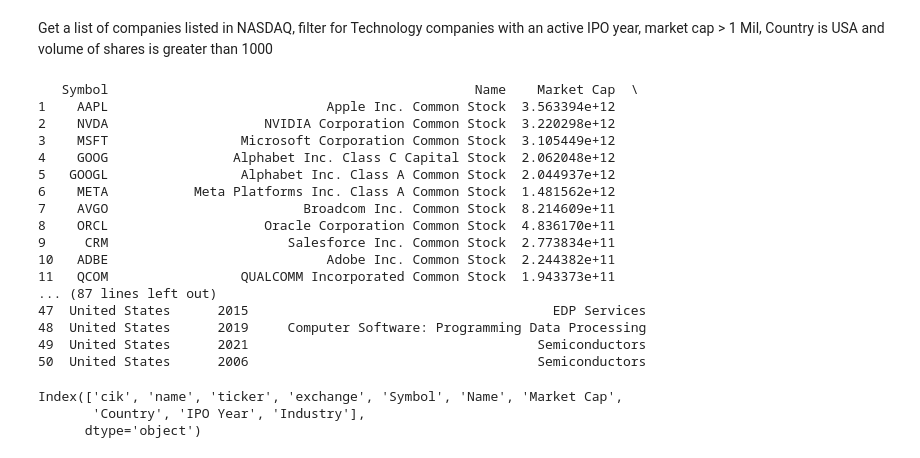
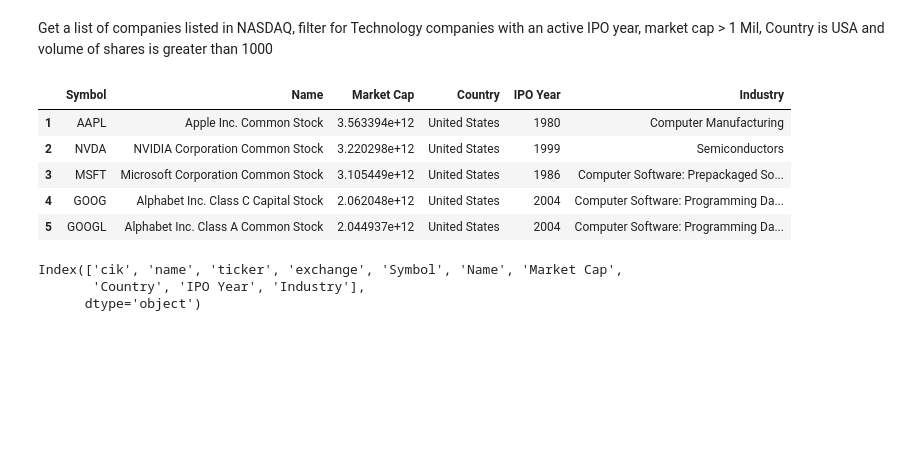
Before and after one commit to madhurlak0810/SEC-edgar, a Jupyter notebook: Project_602_Checkpoint_2.ipynb, the cells around one changed output. Saved outputs shown, nothing was run; the diff lists cells and outputs as text; code cells hidden in the pictures; blank space fills up the shorter version.

```diff
--- a/Project_602_Checkpoint_2.ipynb
+++ b/Project_602_Checkpoint_2.ipynb
@@ -98,51 +84,40 @@ Get a list of companies listed in NASDAQ, filter for Technology companies with a
 
 # Load the CSV data into a pandas DataFrame
 df = pd.read_csv('nasdaq_screener_1729013554057.csv')
 
 # Convert the 'IPO Year' column to integer format, handling potential errors
 df['IPO Year'] = pd.to_numeric(df['IPO Year'], errors='coerce').astype('Int64')
 
 
 # Filter the DataFrame based on the specified criteria
 filtered_df = df[(df['Country'] == 'United States') &
                  (df['Sector'] == 'Technology') &
                  (df['IPO Year'].notna()) &
                  (df['Market Cap'] > 1000000) &
                  (df['Volume'] >= 1000)]
 
 filtered_df = filtered_df[~filtered_df['Name'].str.contains('warrant', case=False)]
 
 # Sort the DataFrame in descending order based on 'Market Cap' and select the top 50
 filtered_df = filtered_df.sort_values('Market Cap', ascending=False).head(50)
 
 
 columns_to_remove = ['Last Sale', 'Net Change', 'Unnamed: 8', '% Change', 'Volume', 'Sector']
 
 # Remove the specified columns from the DataFrame
 companies_considered = filtered_df.drop(columns=columns_to_remove, errors='ignore')
 
 # assign a new index starting from 1
 companies_considered.index = np.arange(1, len(companies_considered) + 1)
 
-print(companies_considered)
+companies_considered.head()
 # %% [output]
-   Symbol                                               Name    Market Cap  \
-1    AAPL                            Apple Inc. Common Stock  3.563394e+12
-2    NVDA                    NVIDIA Corporation Common Stock  3.220298e+12
-3    MSFT                 Microsoft Corporation Common Stock  3.105449e+12
-4    GOOG                Alphabet Inc. Class C Capital Stock  2.062048e+12
-5   GOOGL                 Alphabet Inc. Class A Common Stock  2.044937e+12
-6    META           Meta Platforms Inc. Class A Common Stock  1.481562e+12
-7    AVGO                         Broadcom Inc. Common Stock  8.214609e+11
-8    ORCL                    Oracle Corporation Common Stock  4.836170e+11
-9     CRM                       Salesforce Inc. Common Stock  2.773834e+11
-10   ADBE                            Adobe Inc. Common Stock  2.244382e+11
-11   QCOM                 QUALCOMM Incorporated Common Stock  1.943373e+11
-... (87 lines left out)
-47  United States      2015                                       EDP Services
-48  United States      2019     Computer Software: Programming Data Processing
-49  United States      2021                                     Semiconductors
-50  United States      2006                                     Semiconductors
+|  | Symbol | Name | Market Cap | Country | IPO Year | Industry |
+| 1 | AAPL | Apple Inc. Common Stock | 3.563394e+12 | United States | 1980 | Computer Manufacturing |
+| 2 | NVDA | NVIDIA Corporation Common Stock | 3.220298e+12 | United States | 1999 | Semiconductors |
+| 3 | MSFT | Microsoft Corporation Common Stock | 3.105449e+12 | United States | 1986 | Computer Software: Prepackaged So... |
+| 4 | GOOG | Alphabet Inc. Class C Capital Stock | 2.062048e+12 | United States | 2004 | Computer Software: Programming Da... |
+| 5 | GOOGL | Alphabet Inc. Class A Common Stock | 2.044937e+12 | United States | 2004 | Computer Software: Programming Da... |
 # %%
 
 # Perform an inner join on 'ticker' and 'Symbol' columns
```
Also changed, not shown: parts of 12 cells of this notebook.
